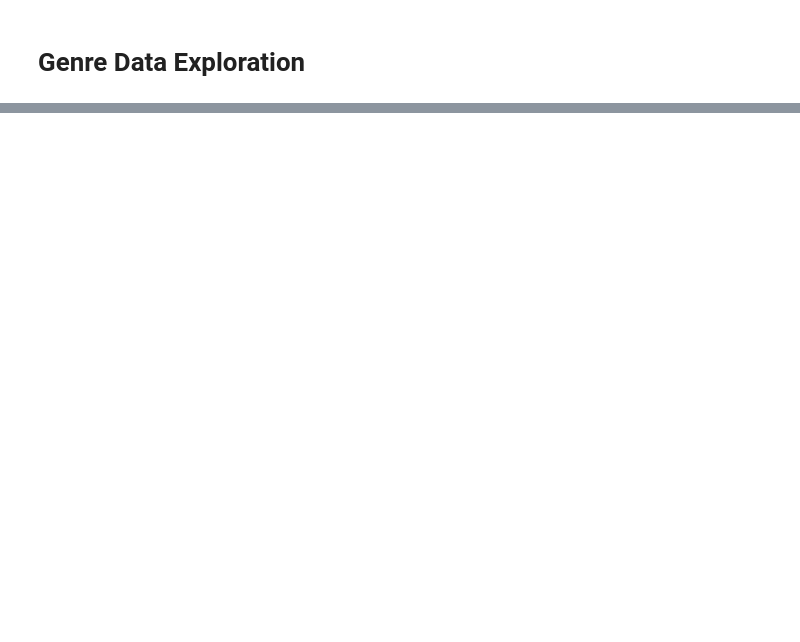
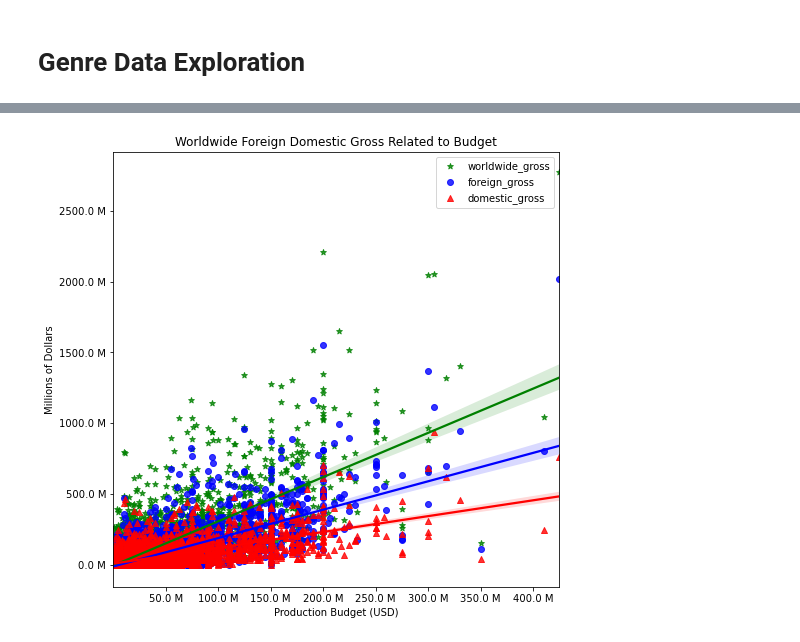
Before and after one commit to StefanoCaruso456/Movie-Studio-Project, a Jupyter notebook: notebook_development/#1 jbook stefano.ipynb, the cells around one changed output, grey strips where cells are left out. Cells and saved outputs as stored; diff of their text form; code cells hidden in the pictures; blank space fills up the shorter version.

Commit message:
finance visuals

```diff
--- a/notebook_development/#1 jbook stefano.ipynb
+++ b/notebook_development/#1 jbook stefano.ipynb
@@ -214,3 +269,0 @@ memory usage: 605.6+ KB
-# %%
-numbers.loc[numbers['Profit Margin'] == float('-inf'), 'Profit Margin'] = 0
-numbers
@@ -312,0 +302,36 @@ Name: genres, Length: 140736, dtype: object>
+# %%
+# 'Worldwide & Domestic Gross Related to Production Budget',
+
+# set up figure convert to millions
+def million_formatter(x, pos):
+    return "%.1f M" % (x/1E6)
+
+fig, ax = plt.subplots(figsize=(8,8), sharey=True)
+
+
+# green dots/line will be ww gross as a function of production_budget
+ax1 = sns.regplot(data=numbers, x='production_budget',
+                 y='worldwide_gross', color='green',marker='*', label='worldwide_gross')
+
+# blue dots/line will be foreign_gross gross as a function of production_budget
+ax2 = sns.regplot(data=numbers, x='production_budget',
+                 y='foreign_gross', color='blue',marker='o', label='foreign_gross')
+
+# red dots/line will be domestic_gross as a function of production_budget
+ax2 = sns.regplot(data=numbers, x='production_budget',
+                 y='domestic_gross', color='red',marker='^', label='domestic_gross')
+
+
+
+# include a legend
+ax.legend()
+
+# set title and axis labels
+ax.set(title='Worldwide Foreign Domestic Gross Related to Budget',
+      xlabel='Production Budget (USD)',
+      ylabel = 'Millions of Dollars')
+
+ax.xaxis.set_major_formatter(million_formatter)
+ax.yaxis.set_major_formatter(million_formatter)
+# %% [output]
+[figure, added]
```
Also changed, not shown: parts of 46 cells of this notebook.
